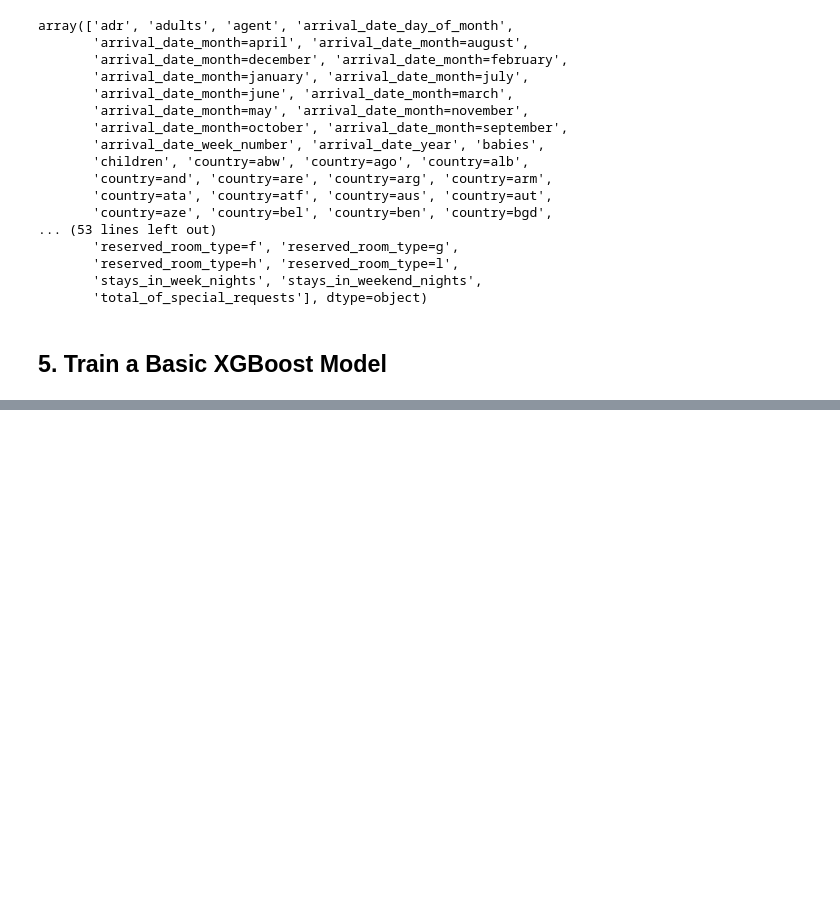
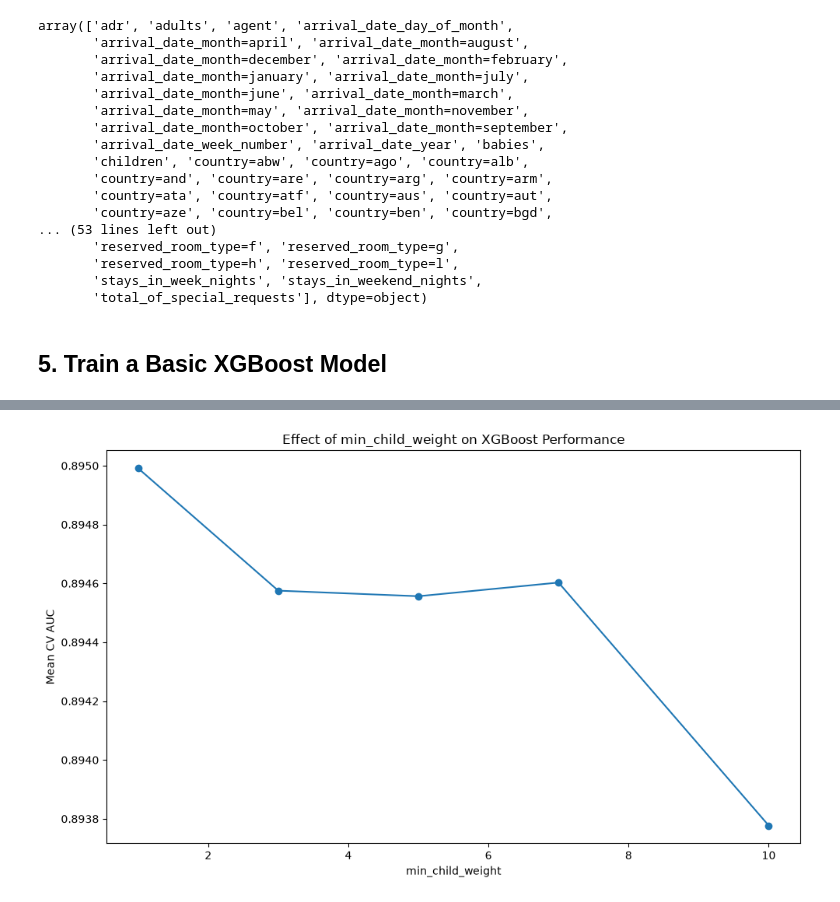
Before and after one commit to nabila-natasha/hotel-booking-cancellation-ml, a Jupyter notebook: notebooks/02_modeling.ipynb, the cells around one changed output, grey strips where cells are left out. Saved outputs shown, nothing was run; the diff lists cells and outputs as text; code cells hidden in the pictures; blank space fills up the shorter version.

```diff
--- a/notebooks/02_modeling.ipynb
+++ b/notebooks/02_modeling.ipynb
@@ -111,7 +115,7 @@ train_dicts = df_train.to_dict(orient="records")
 # %%
 # Create DictVectorizer
 
-dv = DictVectorizer(sparse=True)
+dv = DictVectorizer(sparse=False)
 # %%
 # Learn feature names and transform training data
 
@@ -214,0 +432,17 @@ model = xgb.train(xgb_params,
+# %%
+plt.figure(figsize=(10, 6))
+
+plt.plot(
+    df_min_child['min_child_weight'],
+    df_min_child['score'],
+    marker="o"
+)
+
+plt.xlabel("min_child_weight")
+plt.ylabel("Mean CV AUC")
+plt.title("Effect of min_child_weight on XGBoost Performance")
+
+plt.tight_layout()
+plt.show()
+# %% [output]
+[figure, added]
```
Also changed, not shown: parts of 42 cells of this notebook.
